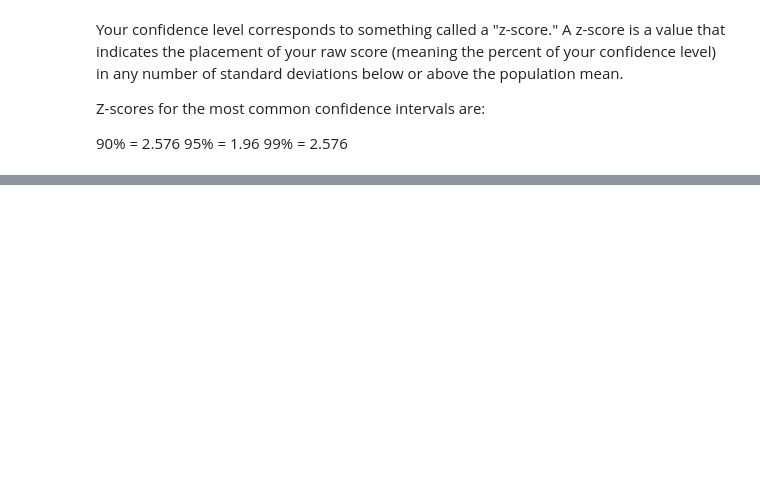
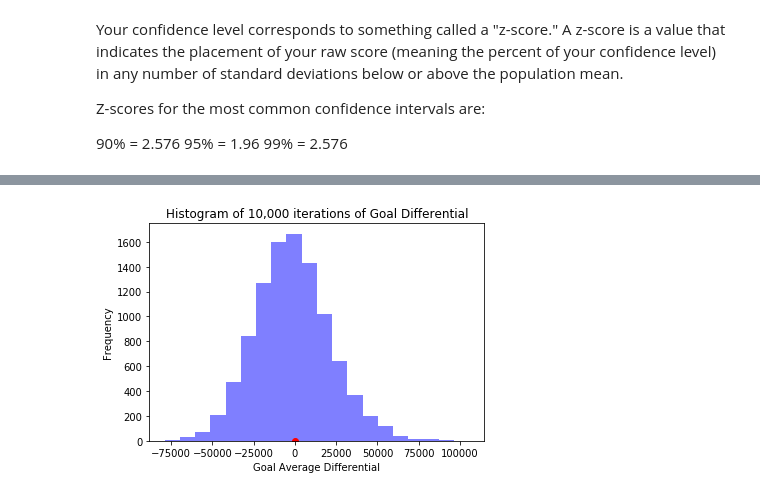
Before and after one commit to rdoherty2019/rdoherty2019.github.io, a Jupyter notebook: HockeyExperiments/firstShiftExperiment.ipynb, the cells around one changed output, grey strips where cells are left out. Drawn from its saved outputs; the diff is of its cells as text; code cells hidden in the pictures; blank space fills up the shorter version.

```diff
--- a/HockeyExperiments/firstShiftExperiment.ipynb
+++ b/HockeyExperiments/firstShiftExperiment.ipynb
@@ -584,6 +624,9 @@ diffBootData10000 = goalsPerGameDiffBoot(shifts = firstShift2015,
 # %%
 plt.hist(diffBootData10000, bins=20, color='blue', alpha=0.5)
 plt.xlabel('Goal Average Differential')
 plt.ylabel('Frequency')
 plt.title('Histogram of 10,000 iterations of Goal Differential')
+plt.plot(grouped2015Diff , 0, 'ro')
 plt.show()
+# %% [output]
+[figure, added]
```
Also changed, not shown: parts of 101 cells of this notebook, 1 other file.
